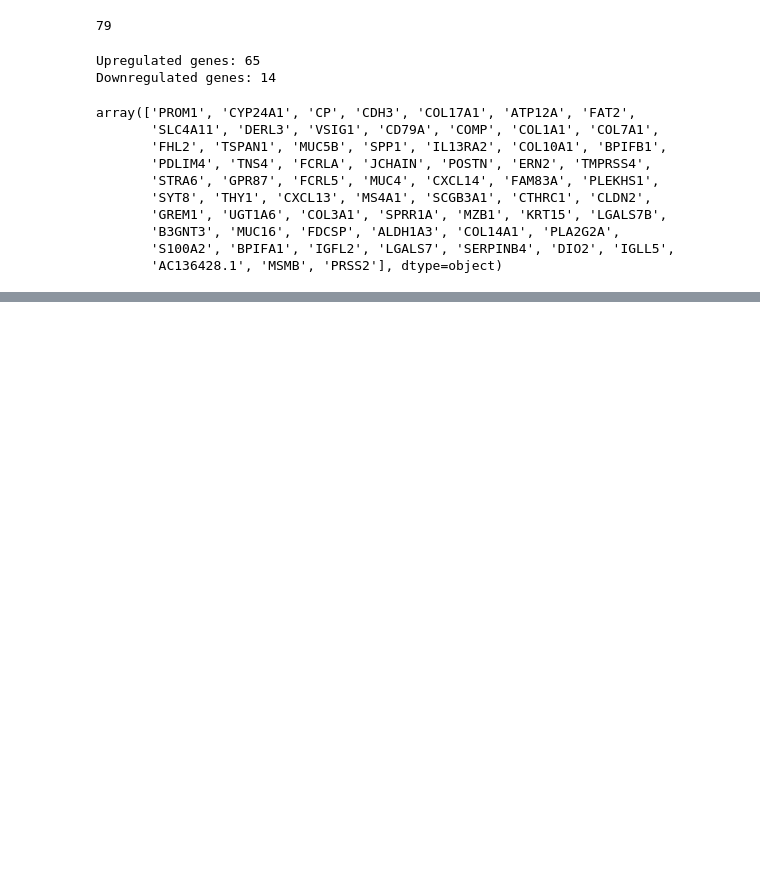
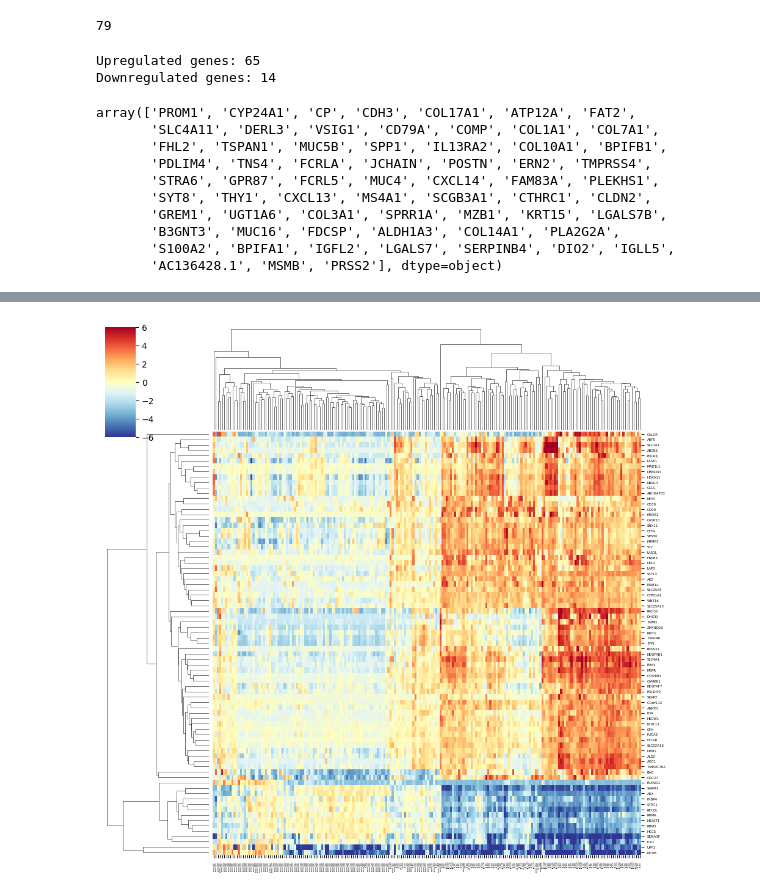
Before and after one commit to hamidrezaafraz/Intro-to-Bioinformatics, a Jupyter notebook: notebooks/differential_expression_analysis.ipynb, the cells around one changed output, grey strips where cells are left out. Drawn from its saved outputs; the diff is of its cells as text; code cells hidden in the pictures; blank space fills up the shorter version.

```diff
--- a/notebooks/differential_expression_analysis.ipynb
+++ b/notebooks/differential_expression_analysis.ipynb
@@ -196,0 +235,10 @@ array(['PROM1', 'CYP24A1', 'CP', 'CDH3', 'COL17A1', 'ATP12A', 'FAT2',
+# %%
+control_cols = corr.filter(regex='control').columns
+ipf_cols = corr.filter(regex='ipf').columns
+# %%
+control_means = corr[control_cols].mean(axis=1).values[:, np.newaxis]
+# %%
+epsilon = 1
+corr_log2fc = np.log2((corr.to_numpy() + epsilon) / (control_means + epsilon))
+# %%
+corr = pd.DataFrame(corr_log2fc, index=corr.index, columns=corr.columns)
@@ -196,0 +261,18 @@ array(['PROM1', 'CYP24A1', 'CP', 'CDH3', 'COL17A1', 'ATP12A', 'FAT2',
+# %%
+sns_plot = sns.clustermap(
+    corr,
+    cmap="RdYlBu_r",
+    cbar=True,
+    xticklabels=corr.columns,
+    yticklabels=genes,
+    vmin=-6, vmax=6,
+)
+
+sns_plot.ax_heatmap.set_xticklabels(sns_plot.ax_heatmap.get_xmajorticklabels(), fontsize=2)
+sns_plot.ax_heatmap.set_yticklabels(sns_plot.ax_heatmap.get_ymajorticklabels(), fontsize=4)
+
+sns_plot.savefig("../data/GSE150910/heatmap.pdf", dpi=300)
+sns_plot.savefig("../data/GSE150910/heatmap.png", dpi=300)
+plt.show()
+# %% [output]
+[figure, added]
```
Also changed, not shown: parts of 9 cells of this notebook, 5 other files.
